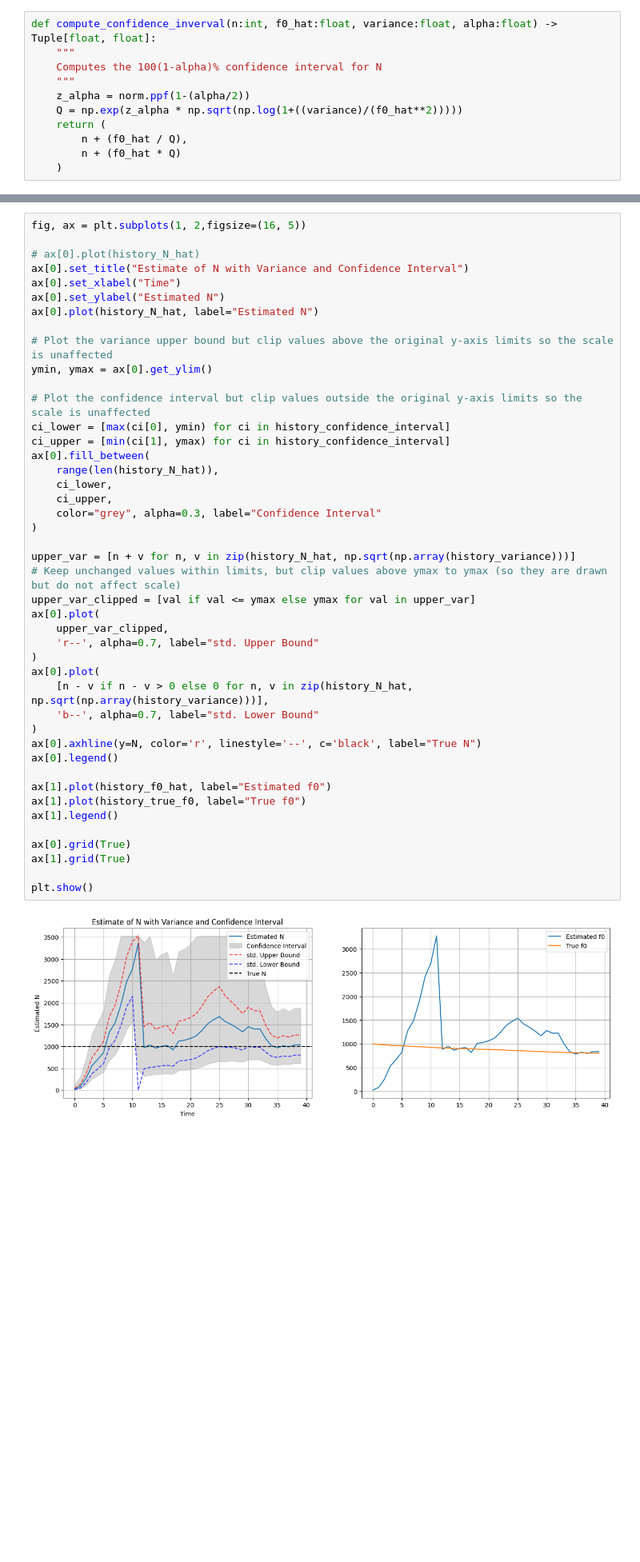
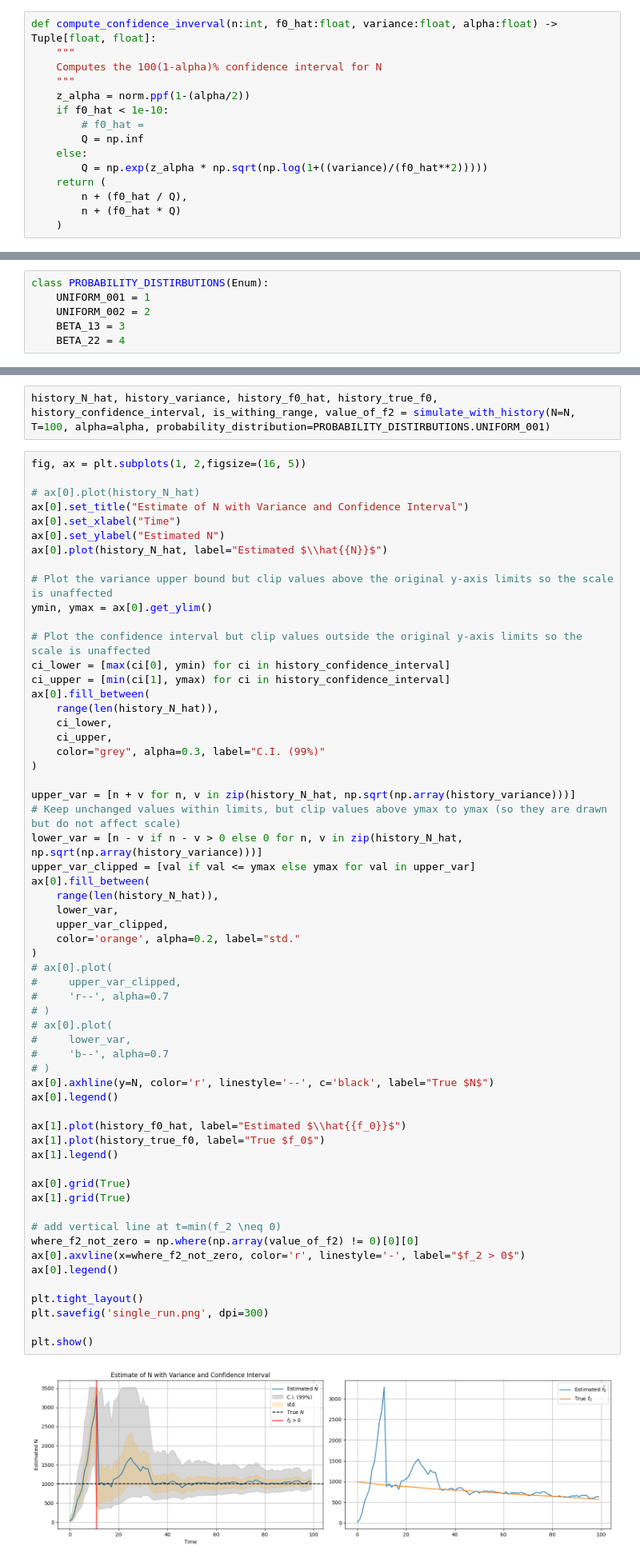
Before and after one commit to FelixCeard/Statistical-Learning-, a Jupyter notebook: sheet-02/code.ipynb, the cells around one changed output, grey strips where cells are left out. Shown at 80% size. Saved outputs shown, nothing was run; the diff lists cells and outputs as text; blank space fills up the shorter version.

Commit message:
Okay I showed why we CAN expect higher values for the estimated population size.

```diff
--- a/sheet-02/code.ipynb
+++ b/sheet-02/code.ipynb
@@ -33,7 +36,11 @@ def compute_confidence_inverval(n:int, f0_hat:float, variance:float, alpha:float
     Computes the 100(1-alpha)% confidence interval for N
     """
     z_alpha = norm.ppf(1-(alpha/2))
-    Q = np.exp(z_alpha * np.sqrt(np.log(1+((variance)/(f0_hat**2)))))
+    if f0_hat < 1e-10:
+        # f0_hat =
+        Q = np.inf
+    else:
+        Q = np.exp(z_alpha * np.sqrt(np.log(1+((variance)/(f0_hat**2)))))
     return (
         n + (f0_hat / Q),
         n + (f0_hat * Q)
@@ -44,6 +51,12 @@ def compute_fs(num_caught: np.ndarray, T: int):
     for t in range(1, T):
         fs[t-1] = np.sum(num_caught == t)
     return fs.tolist()
+# %%
+class PROBABILITY_DISTIRBUTIONS(Enum):
+    UNIFORM_001 = 1
+    UNIFORM_002 = 2
+    BETA_13 = 3
+    BETA_22 = 4
 # %% [markdown]
 ### Single Run
 # %%
@@ -127,3 +154,5 @@ print(np.array(history_N_hat))
+# %%
+history_N_hat, history_variance, history_f0_hat, history_true_f0, history_confidence_interval, is_withing_range, value_of_f2 = simulate_with_history(N=N, T=100, alpha=alpha, probability_distribution=PROBABILITY_DISTIRBUTIONS.UNIFORM_001)
 # %%
 fig, ax = plt.subplots(1, 2,figsize=(16, 5))
 
@@ -131,42 +160,57 @@ fig, ax = plt.subplots(1, 2,figsize=(16, 5))
 ax[0].set_title("Estimate of N with Variance and Confidence Interval")
 ax[0].set_xlabel("Time")
 ax[0].set_ylabel("Estimated N")
-ax[0].plot(history_N_hat, label="Estimated N")
+ax[0].plot(history_N_hat, label="Estimated $\\hat{{N}}$")
 
 # Plot the variance upper bound but clip values above the original y-axis limits so the scale is unaffected
 ymin, ymax = ax[0].get_ylim()
 
 # Plot the confidence interval but clip values outside the original y-axis limits so the scale is unaffected
 ci_lower = [max(ci[0], ymin) for ci in history_confidence_interval]
 ci_upper = [min(ci[1], ymax) for ci in history_confidence_interval]
 ax[0].fill_between(
     range(len(history_N_hat)),
     ci_lower,
     ci_upper,
-    color="grey", alpha=0.3, label="Confidence Interval"
+    color="grey", alpha=0.3, label="C.I. (99%)"
 )
 
 upper_var = [n + v for n, v in zip(history_N_hat, np.sqrt(np.array(history_variance)))]
 # Keep unchanged values within limits, but clip values above ymax to ymax (so they are drawn but do not affect scale)
+lower_var = [n - v if n - v > 0 else 0 for n, v in zip(history_N_hat, np.sqrt(np.array(history_variance)))]
 upper_var_clipped = [val if val <= ymax else ymax for val in upper_var]
-ax[0].plot(
+ax[0].fill_between(
+    range(len(history_N_hat)),
+    lower_var,
     upper_var_clipped,
-    'r--', alpha=0.7, label="std. Upper Bound"
+    color='orange', alpha=0.2, label="std."
 )
-ax[0].plot(
-    [n - v if n - v > 0 else 0 for n, v in zip(history_N_hat, np.sqrt(np.array(history_variance)))],
-    'b--', alpha=0.7, label="std. Lower Bound"
-)
-ax[0].axhline(y=N, color='r', linestyle='--', c='black', label="True N")
+# ax[0].plot(
+#     upper_var_clipped,
+#     'r--', alpha=0.7
+# )
+# ax[0].plot(
+#     lower_var,
+#     'b--', alpha=0.7
+# )
+ax[0].axhline(y=N, color='r', linestyle='--', c='black', label="True $N$")
 ax[0].legend()
 
-ax[1].plot(history_f0_hat, label="Estimated f0")
-ax[1].plot(history_true_f0, label="True f0")
+ax[1].plot(history_f0_hat, label="Estimated $\\hat{{f_0}}$")
+ax[1].plot(history_true_f0, label="True $f_0$")
 ax[1].legend()
 
 ax[0].grid(True)
 ax[1].grid(True)
 
+# add vertical line at t=min(f_2 \neq 0)
+where_f2_not_zero = np.where(np.array(value_of_f2) != 0)[0][0]
+ax[0].axvline(x=where_f2_not_zero, color='r', linestyle='-', label="$f_2 > 0$")
+ax[0].legend()
+
+plt.tight_layout()
+plt.savefig('single_run.png', dpi=300)
+
 plt.show()
 # %% [output]
-[figure, old version]
+[figure, new version]
```
Also changed, not shown: parts of 60 cells of this notebook, 14 other files.
